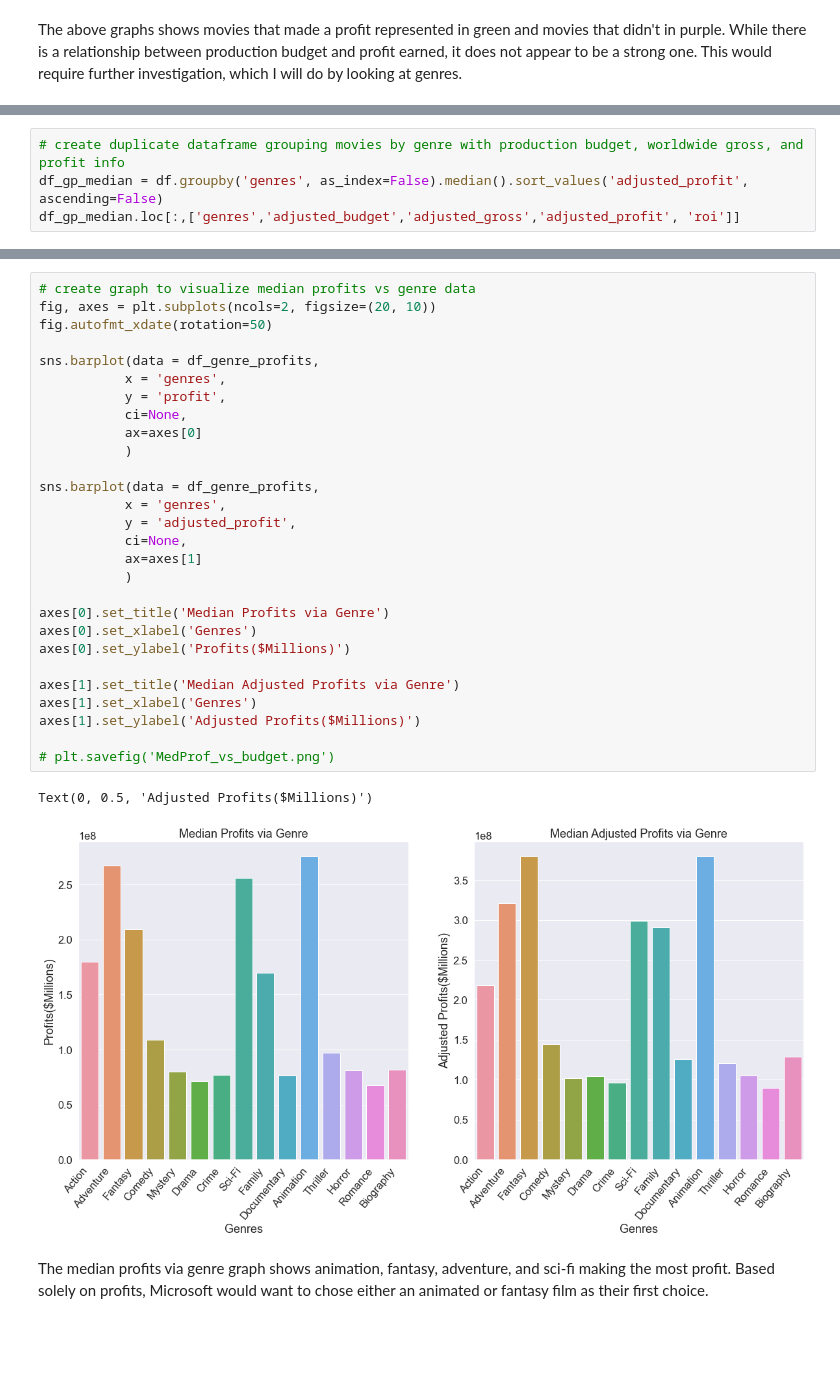
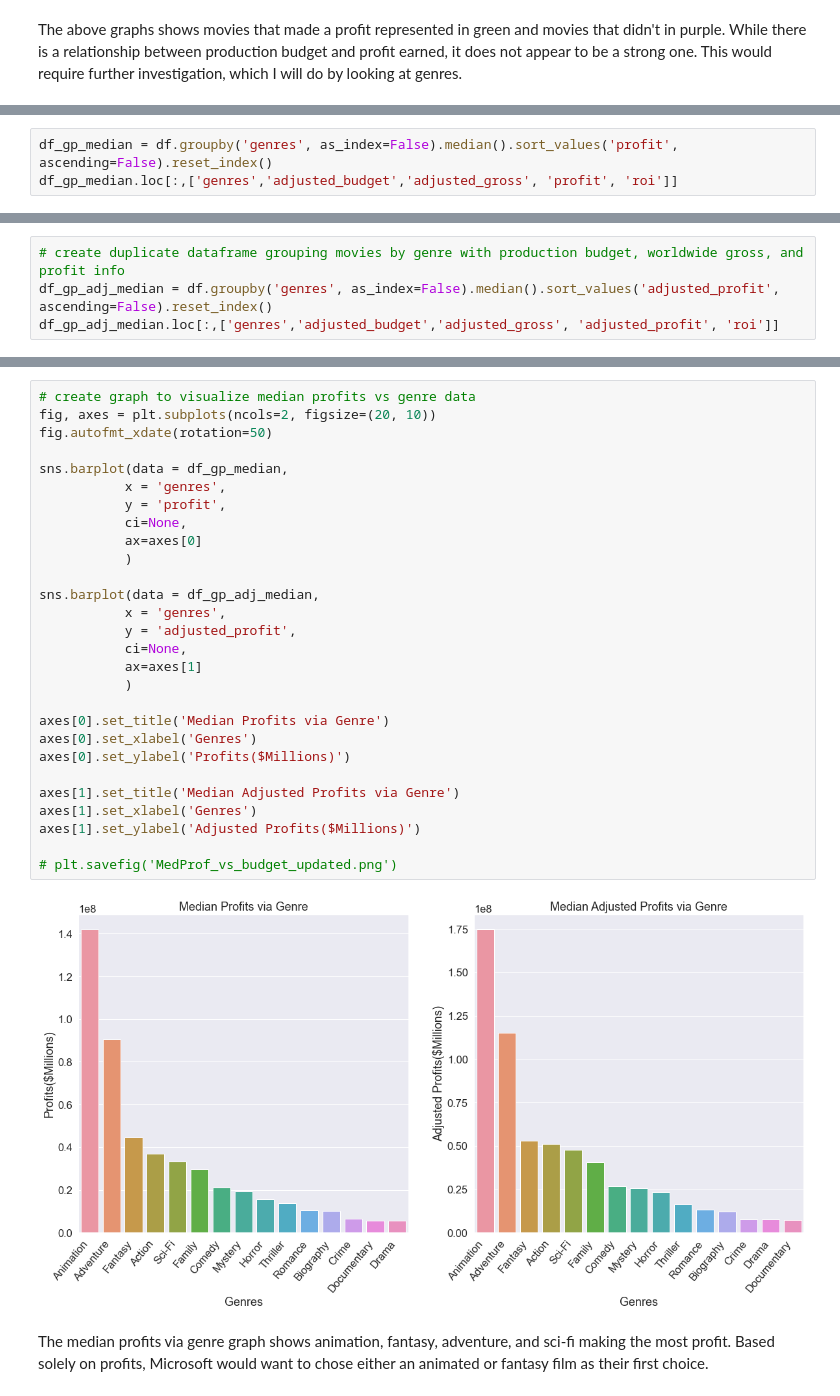
Before and after one commit to sierrajul/Microsoft-Movie-Analysis, a Jupyter notebook: dsc-phase1-project-template.ipynb, the cells around one changed output, grey strips where cells are left out. Saved outputs shown, nothing was run; the diff lists cells and outputs as text; blank space fills up the shorter version.

```diff
--- a/dsc-phase1-project-template.ipynb
+++ b/dsc-phase1-project-template.ipynb
@@ -475,0 +476,3 @@ df_genre_profits
+# %%
+df_gp_median = df.groupby('genres', as_index=False).median().sort_values('profit', ascending=False).reset_index()
+df_gp_median.loc[:,['genres','adjusted_budget','adjusted_gross', 'profit', 'roi']]
@@ -476,6 +496,6 @@ df_genre_profits
 # %%
 # create duplicate dataframe grouping movies by genre with production budget, worldwide gross, and profit info
-df_gp_median = df.groupby('genres', as_index=False).median().sort_values('adjusted_profit', ascending=False)
-df_gp_median.loc[:,['genres','adjusted_budget','adjusted_gross','adjusted_profit', 'roi']]
+df_gp_adj_median = df.groupby('genres', as_index=False).median().sort_values('adjusted_profit', ascending=False).reset_index()
+df_gp_adj_median.loc[:,['genres','adjusted_budget','adjusted_gross', 'adjusted_profit', 'roi']]
 # %% [output]
 |  | genres | adjusted_budget | adjusted_gross | adjusted_profit | roi |
@@ -497,34 +517,33 @@ df_gp_median.loc[:,['genres','adjusted_budget','adjusted_gross','adjusted_profit
 # %%
 # create graph to visualize median profits vs genre data
 fig, axes = plt.subplots(ncols=2, figsize=(20, 10))
 fig.autofmt_xdate(rotation=50)
 
-sns.barplot(data = df_genre_profits,
+sns.barplot(data = df_gp_median,
            x = 'genres',
            y = 'profit',
            ci=None,
            ax=axes[0]
            )
 
-sns.barplot(data = df_genre_profits,
+sns.barplot(data = df_gp_adj_median,
            x = 'genres',
            y = 'adjusted_profit',
            ci=None,
            ax=axes[1]
            )
 
 axes[0].set_title('Median Profits via Genre')
 axes[0].set_xlabel('Genres')
 axes[0].set_ylabel('Profits($Millions)')
 
 axes[1].set_title('Median Adjusted Profits via Genre')
 axes[1].set_xlabel('Genres')
 axes[1].set_ylabel('Adjusted Profits($Millions)')
 
-# plt.savefig('MedProf_vs_budget.png')
+# plt.savefig('MedProf_vs_budget_updated.png')
 # %% [output]
-Text(0, 0.5, 'Adjusted Profits($Millions)')
-[figure, old version]
+[figure, new version]
 # %% [markdown]
 The median profits via genre graph shows animation, fantasy, adventure, and sci-fi making the most profit. Based solely on profits, Microsoft would want to chose either an animated or fantasy film as their first choice.
 # %% [markdown]
```
Also changed, not shown: parts of 3 cells of this notebook, 2 other files.
